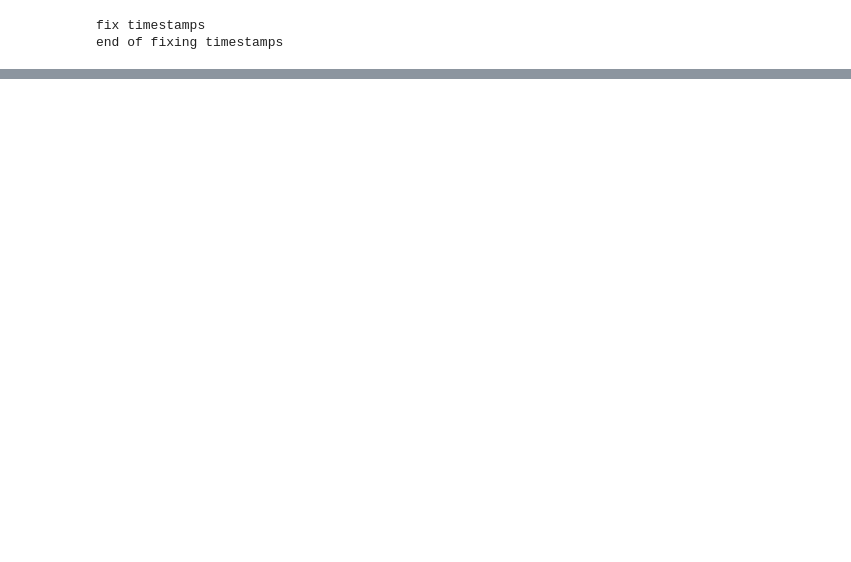
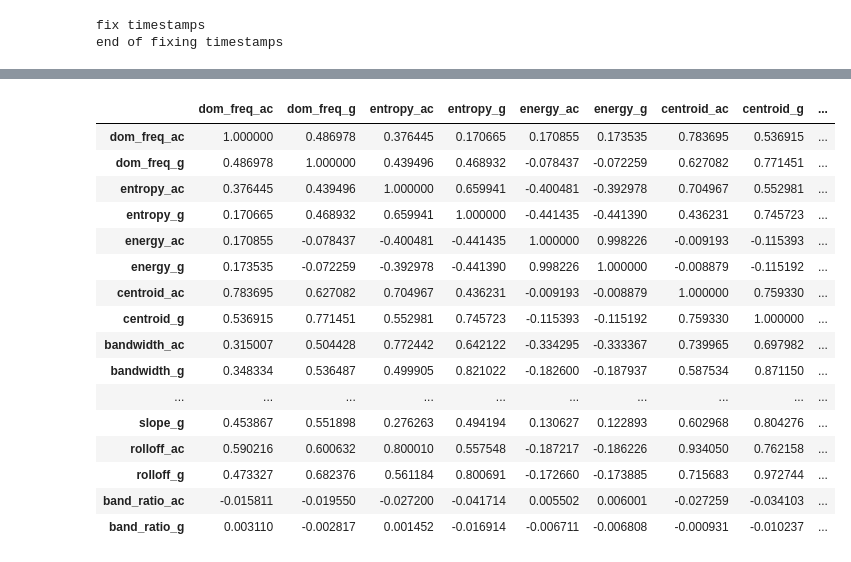
Before and after one commit to MetaMotionPPWID/metamotion-ml, a Jupyter notebook: data_loader/freq_params.ipynb, the cells around one changed output, grey strips where cells are left out. Drawn from its saved outputs; the diff is of its cells as text; code cells hidden in the pictures; blank space fills up the shorter version.

```diff
--- a/data_loader/freq_params.ipynb
+++ b/data_loader/freq_params.ipynb
@@ -65,0 +121,16 @@ def spectral_bandwidth(signal, fs):
+# %%
+def band_energy_ratio(signal, fs=20, low_band=(0.0, 10.0), high_band=(10.0, 20.0)):
+    """
+    Stosunek energii w dwóch zakresach częstotliwości — np. [0–10 Hz] vs. [10–20 Hz].
+    - Przydatne do odróżniania typów ruchu (np. chód vs. bieganie).
+    """
+    freqs, psd = welch(signal, fs, nperseg=len(signal))
+
+    low_mask = (freqs >= low_band[0]) & (freqs < low_band[1])
+    high_mask = (freqs >= high_band[0]) & (freqs < high_band[1])
+
+    low_energy = np.sum(psd[low_mask])
+    high_energy = np.sum(psd[high_mask])
+
+    ratio = low_energy / (high_energy + 1e-12)
+    return ratio
@@ -86,0 +231,38 @@ for window in data_processor.segment():
+# %%
+averaged_features = []
+
+methods = ['dom_freq', 'entropy', 'energy', 'centroid', 'bandwidth', 'flatness', 'slope', 'rolloff', 'band_ratio']
+sensors = ['ac', 'g']
+
+for method in methods:
+    for sensor in sensors:
+        columns_to_average = [col for col in features_df.columns if method in col and sensor in col]
+
+        averaged_value = features_df[columns_to_average].mean(axis=1)
+
+        averaged_features.append(averaged_value)
+
+averaged_df = pd.DataFrame(averaged_features).T
+averaged_df.columns = [f"{method}_{sensor}" for method in methods for sensor in sensors]
+
+correlation_matrix = averaged_df.corr()
+
+correlation_matrix
+# %% [output]
+|  | dom_freq_ac | dom_freq_g | entropy_ac | entropy_g | energy_ac | energy_g | centroid_ac | centroid_g | ... |
+| dom_freq_ac | 1.000000 | 0.486978 | 0.376445 | 0.170665 | 0.170855 | 0.173535 | 0.783695 | 0.536915 | ... |
+| dom_freq_g | 0.486978 | 1.000000 | 0.439496 | 0.468932 | -0.078437 | -0.072259 | 0.627082 | 0.771451 | ... |
+| entropy_ac | 0.376445 | 0.439496 | 1.000000 | 0.659941 | -0.400481 | -0.392978 | 0.704967 | 0.552981 | ... |
+| entropy_g | 0.170665 | 0.468932 | 0.659941 | 1.000000 | -0.441435 | -0.441390 | 0.436231 | 0.745723 | ... |
+| energy_ac | 0.170855 | -0.078437 | -0.400481 | -0.441435 | 1.000000 | 0.998226 | -0.009193 | -0.115393 | ... |
+| energy_g | 0.173535 | -0.072259 | -0.392978 | -0.441390 | 0.998226 | 1.000000 | -0.008879 | -0.115192 | ... |
+| centroid_ac | 0.783695 | 0.627082 | 0.704967 | 0.436231 | -0.009193 | -0.008879 | 1.000000 | 0.759330 | ... |
+| centroid_g | 0.536915 | 0.771451 | 0.552981 | 0.745723 | -0.115393 | -0.115192 | 0.759330 | 1.000000 | ... |
+| bandwidth_ac | 0.315007 | 0.504428 | 0.772442 | 0.642122 | -0.334295 | -0.333367 | 0.739965 | 0.697982 | ... |
+| bandwidth_g | 0.348334 | 0.536487 | 0.499905 | 0.821022 | -0.182600 | -0.187937 | 0.587534 | 0.871150 | ... |
+| ... | ... | ... | ... | ... | ... | ... | ... | ... | ... |
+| slope_g | 0.453867 | 0.551898 | 0.276263 | 0.494194 | 0.130627 | 0.122893 | 0.602968 | 0.804276 | ... |
+| rolloff_ac | 0.590216 | 0.600632 | 0.800010 | 0.557548 | -0.187217 | -0.186226 | 0.934050 | 0.762158 | ... |
+| rolloff_g | 0.473327 | 0.682376 | 0.561184 | 0.800691 | -0.172660 | -0.173885 | 0.715683 | 0.972744 | ... |
+| band_ratio_ac | -0.015811 | -0.019550 | -0.027200 | -0.041714 | 0.005502 | 0.006001 | -0.027259 | -0.034103 | ... |
+| band_ratio_g | 0.003110 | -0.002817 | 0.001452 | -0.016914 | -0.006711 | -0.006808 | -0.000931 | -0.010237 | ... |
```
Also changed, not shown: parts of 15 cells of this notebook.
